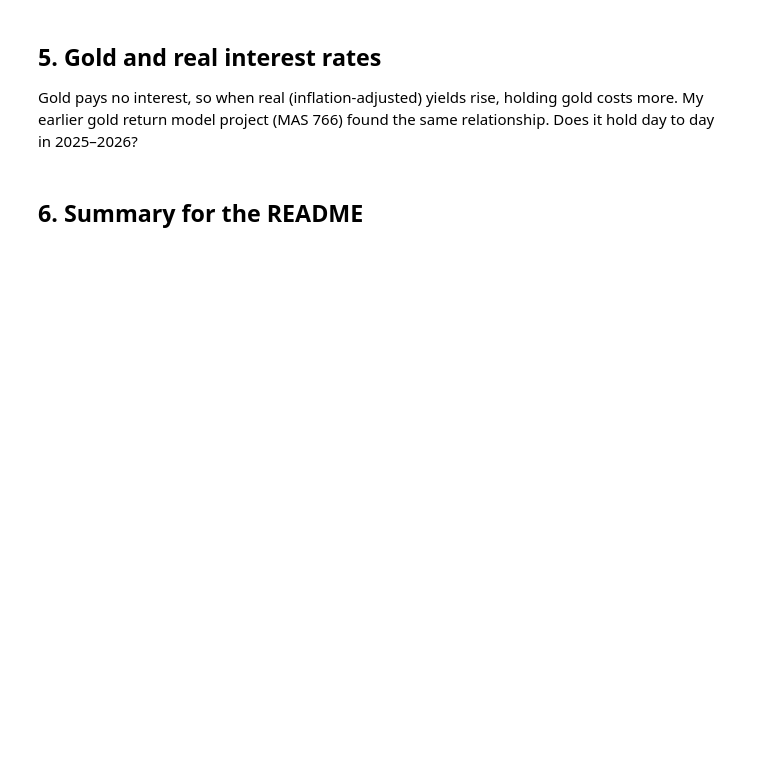
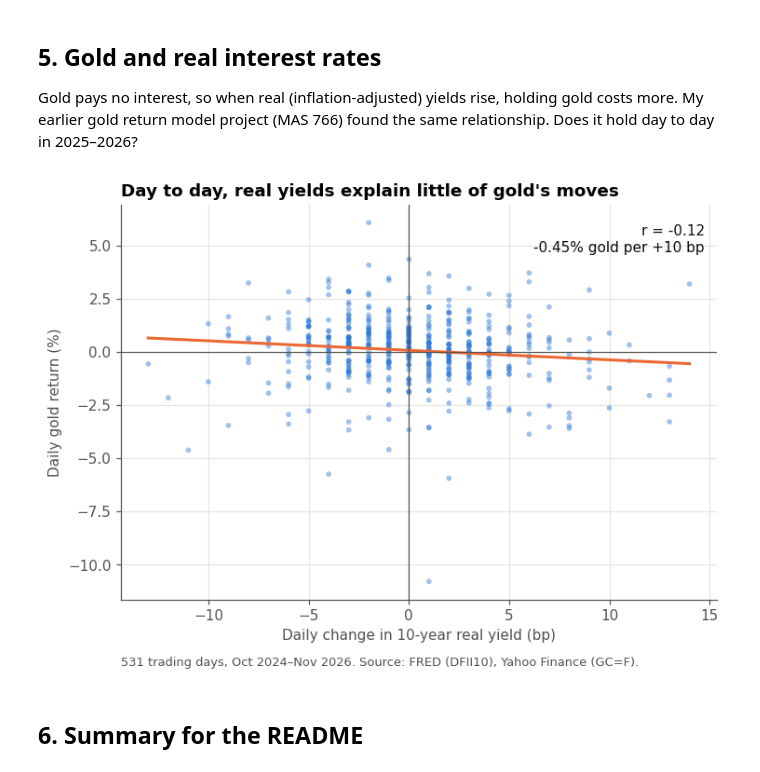
Before and after one commit to alcarrui-spec/fed-decision-market-reactions, a Jupyter notebook: notebooks/fed_market_reactions.ipynb, the cells around one changed output. Drawn from its saved outputs; the diff is of its cells as text; code cells hidden in the pictures; blank space fills up the shorter version.

```diff
--- a/notebooks/fed_market_reactions.ipynb
+++ b/notebooks/fed_market_reactions.ipynb
@@ -179,25 +265,33 @@ Gold pays no interest, so when real (inflation-adjusted) yields rise, holding go
 # %%
 if has_gold:
     chg = daily_changes(df)[["real_yield_10y", "gold"]].dropna()
     r = chg["real_yield_10y"].corr(chg["gold"])
     slope, intercept = np.polyfit(chg["real_yield_10y"], chg["gold"], 1)
 
     fig, ax = plt.subplots(figsize=(7.5, 5))
     ax.scatter(chg["real_yield_10y"], chg["gold"], s=14, color=BLUE, alpha=0.45, edgecolor="none")
     xs = np.linspace(chg["real_yield_10y"].min(), chg["real_yield_10y"].max(), 50)
     ax.plot(xs, intercept + slope * xs, color=ORANGE, linewidth=2)
     ax.axhline(0, color=MUTED, linewidth=0.8); ax.axvline(0, color=MUTED, linewidth=0.8)
     ax.set_xlabel("Daily change in 10-year real yield (bp)")
     ax.set_ylabel("Daily gold return (%)")
-    ax.set_title("When real yields rise, gold tends to fall")
+    # title states what the data shows: strong, weak or no link
+    if r <= -0.3:
+        ax.set_title("When real yields rise, gold tends to fall")
+    elif r < 0:
+        ax.set_title("Day to day, real yields explain little of gold's moves")
+    else:
+        ax.set_title("Gold and real yields did not move inversely day to day")
     ax.text(0.98, 0.95, f"r = {r:.2f}\n{slope*10:+.2f}% gold per +10 bp", transform=ax.transAxes,
             ha="right", va="top", fontsize=10, color=INK)
     fig.text(0.125, -0.02, f"{len(chg):,} trading days, {chg.index.min():%b %Y}–{chg.index.max():%b %Y}. "
              "Source: FRED (DFII10), Yahoo Finance (GC=F).", color=MUTED, fontsize=8.5)
     fig.savefig(IMAGES / "04_gold_vs_real_yield.png")
     plt.show()
 else:
     print("Gold data unavailable; skipping this section.")
+# %% [output]
+[figure, added]
 # %% [markdown]
 ## 6. Summary for the README
 # %%
```
Also changed, not shown: parts of 12 cells of this notebook.
